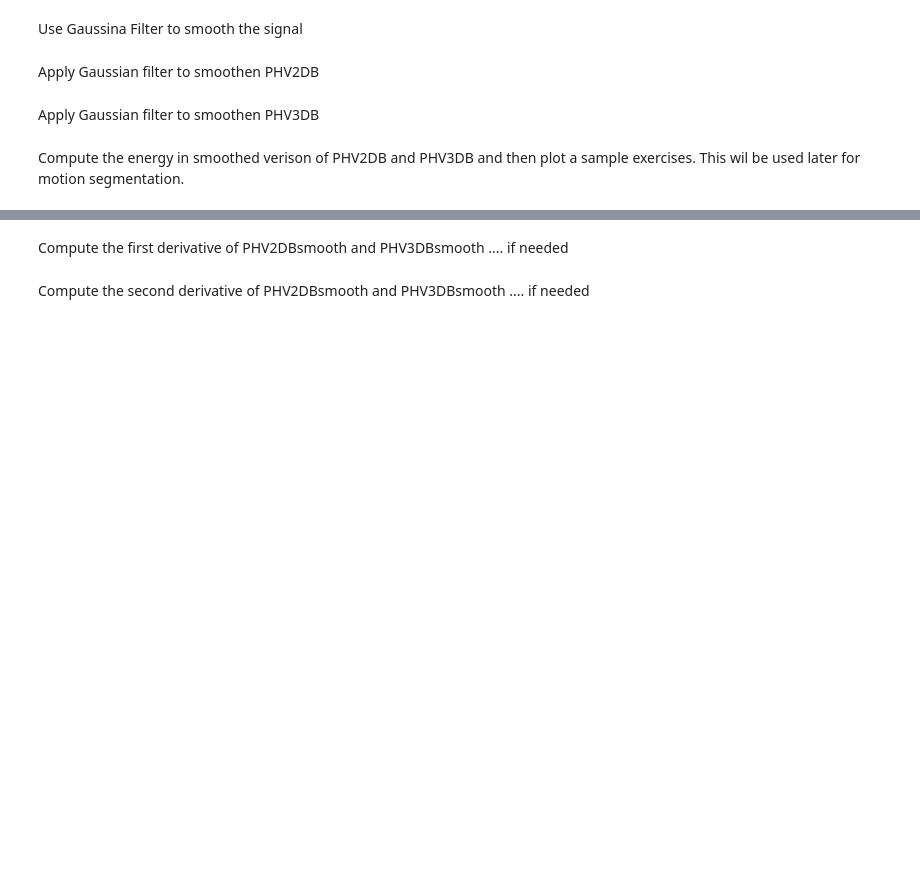
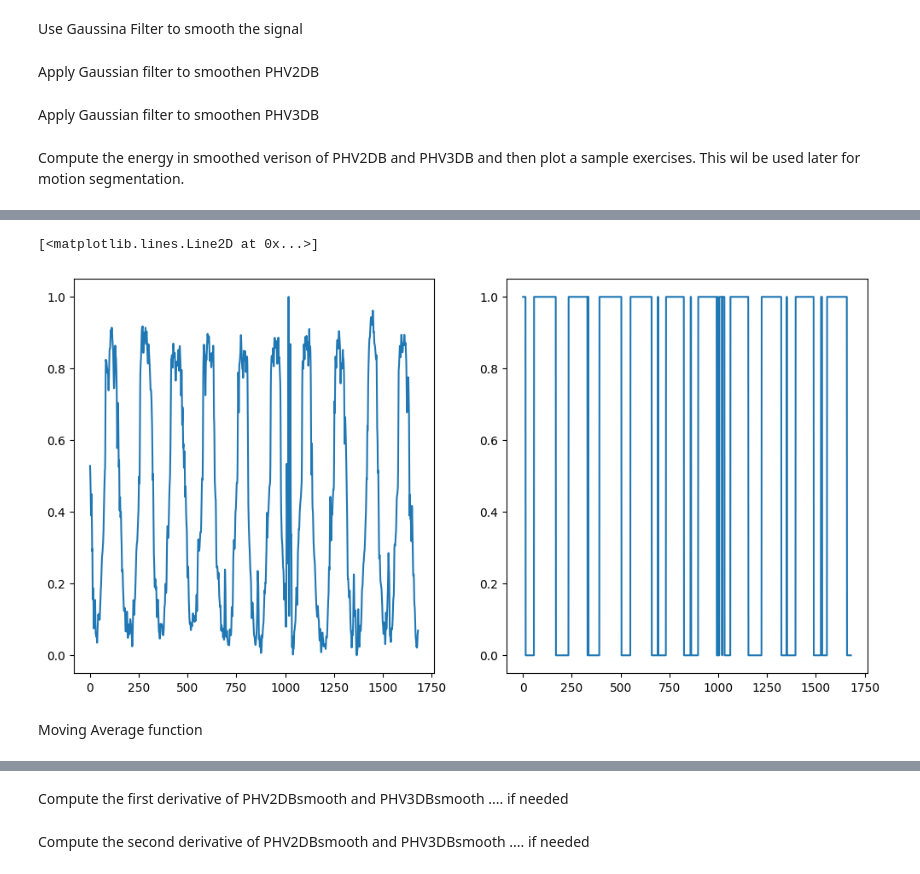
Before and after one commit to mkjubran/AI-Assisted-Physical-Rehabilitation-using-Pause-Detection, a Jupyter notebook: AI_Assisted_Physical_Therapy_using_Pause_Detection_v1.ipynb, the cells around one changed output, grey strips where cells are left out. Cells and saved outputs as stored; diff of their text form; code cells hidden in the pictures; blank space fills up the shorter version.

```diff
--- a/AI_Assisted_Physical_Therapy_using_Pause_Detection_v1.ipynb
+++ b/AI_Assisted_Physical_Therapy_using_Pause_Detection_v1.ipynb
@@ -121,0 +156,14 @@ plt.plot(PHV3DBsmooth_Energy[E_name][3:-3])
+# %%
+import matplotlib.pyplot as plt
+plt.figure(figsize=(12, 6))
+plt.subplot(1, 2, 1)
+plt.plot(PHV3DBnormalized_Energy[E_name])
+
+#plot 2:
+plt.subplot(1, 2, 2)
+plt.plot(PHV3DBnormalized_Mask[E_name])
+# %% [output]
+[<matplotlib.lines.Line2D at 0x...>]
+[figure, added]
+# %% [markdown]
+Moving Average function
```
Also changed, not shown: parts of 19 cells of this notebook.
